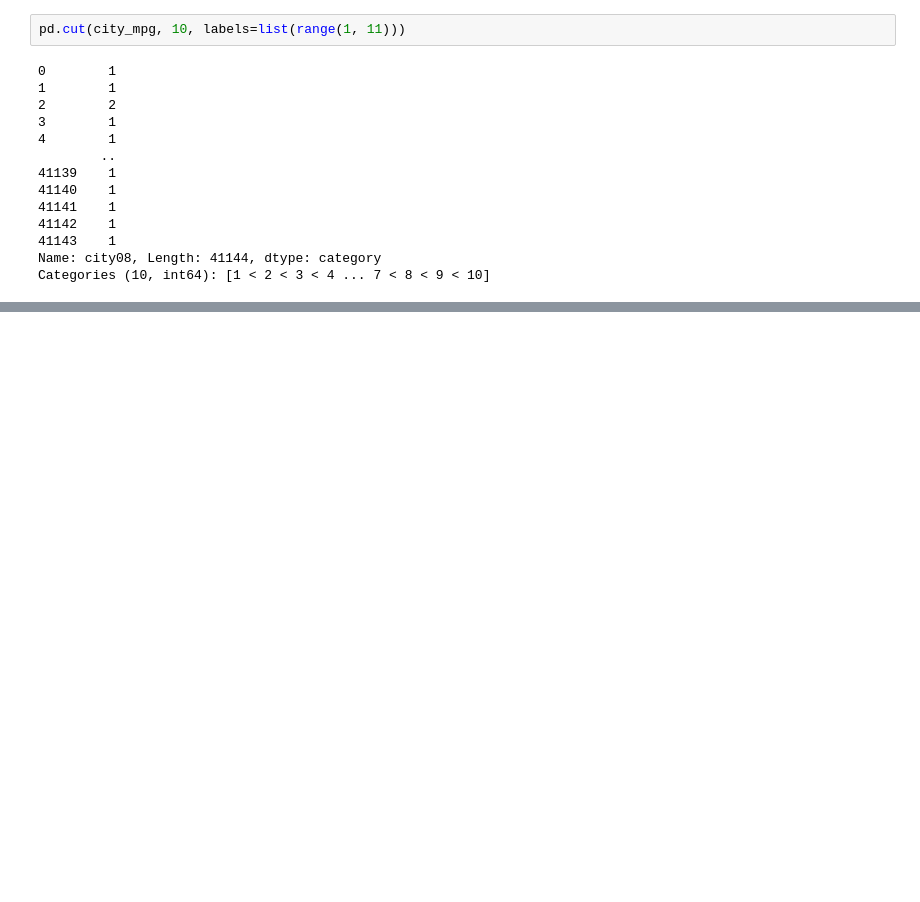
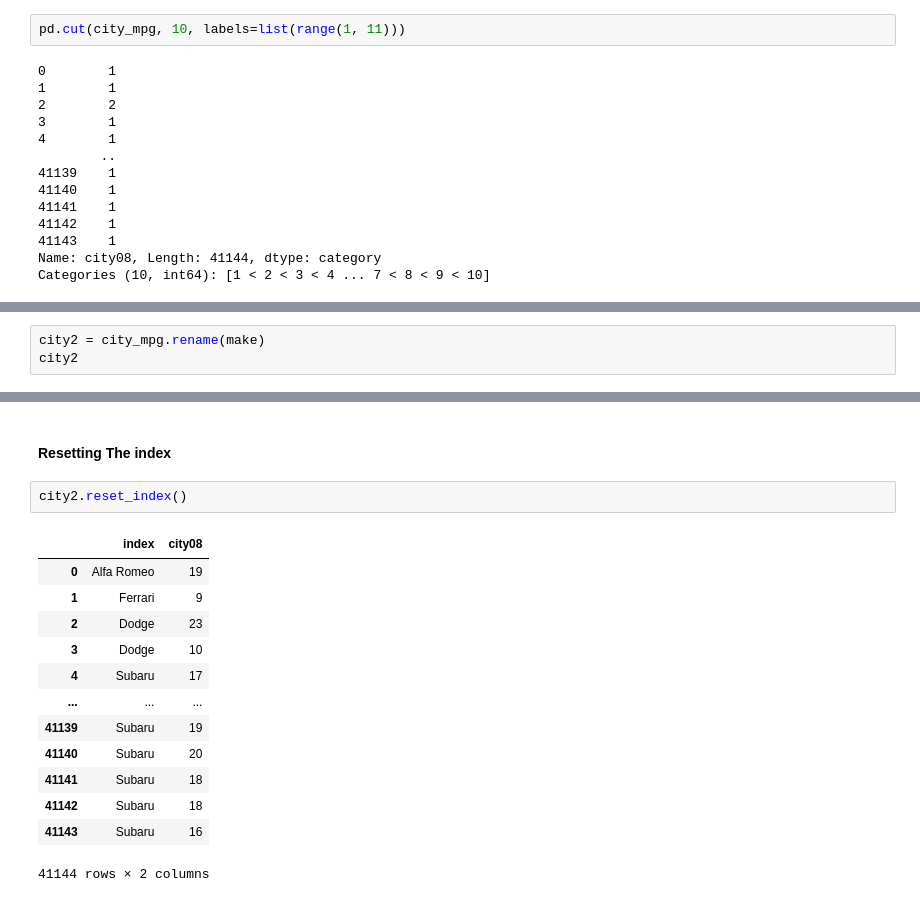
Before and after one commit to joakor89/Effective_Pandas, a Jupyter notebook: series_deep_dive.ipynb, the cells around one changed output, grey strips where cells are left out. Cells and saved outputs as stored; diff of their text form; blank space fills up the shorter version.

```diff
--- a/series_deep_dive.ipynb
+++ b/series_deep_dive.ipynb
@@ -924,0 +952,3 @@ Categories (10, int64): [1 < 2 < 3 < 4 ... 7 < 8 < 9 < 10]
+# %%
+city2 = city_mpg.rename(make)
+city2
@@ -924,0 +983,18 @@ Categories (10, int64): [1 < 2 < 3 < 4 ... 7 < 8 < 9 < 10]
+# %% [markdown]
+#### Resetting The index
+# %%
+city2.reset_index()
+# %% [output]
+|  | index | city08 |
+| 0 | Alfa Romeo | 19 |
+| 1 | Ferrari | 9 |
+| 2 | Dodge | 23 |
+| 3 | Dodge | 10 |
+| 4 | Subaru | 17 |
+| ... | ... | ... |
+| 41139 | Subaru | 19 |
+| 41140 | Subaru | 20 |
+| 41141 | Subaru | 18 |
+| 41142 | Subaru | 18 |
+| 41143 | Subaru | 16 |
+41144 rows × 2 columns
```
Also changed, not shown: parts of 106 cells of this notebook, 1 other file.
